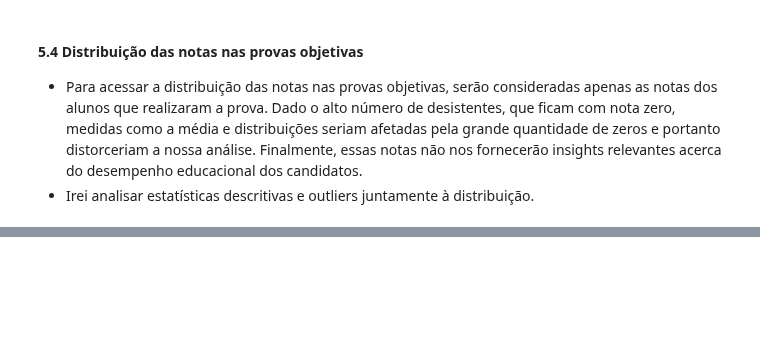
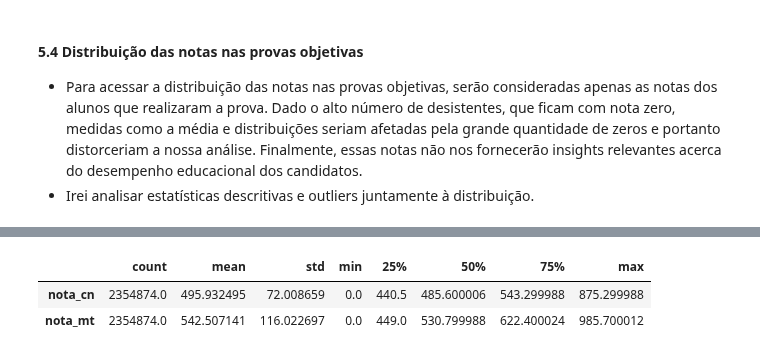
Before and after one commit to allmeidaapedro/Enem-Analysis, a Jupyter notebook: eda.ipynb, the cells around one changed output, grey strips where cells are left out. Cells and saved outputs as stored; diff of their text form; code cells hidden in the pictures; blank space fills up the shorter version.

```diff
--- a/eda.ipynb
+++ b/eda.ipynb
@@ -794,0 +802,7 @@ plt.subplots_adjust(wspace=0.3, hspace=0.6)  # Adjust the width and height space
+# %%
+# Assessing math and nature sciences descriptive statistics.
+presente_cn_mt[['nota_cn', 'nota_mt']].describe().T
+# %% [output]
+|  | count | mean | std | min | 25% | 50% | 75% | max |
+| nota_cn | 2354874.0 | 495.932495 | 72.008659 | 0.0 | 440.5 | 485.600006 | 543.299988 | 875.299988 |
+| nota_mt | 2354874.0 | 542.507141 | 116.022697 | 0.0 | 449.0 | 530.799988 | 622.400024 | 985.700012 |
```
Also changed, not shown: parts of 19 cells of this notebook.
